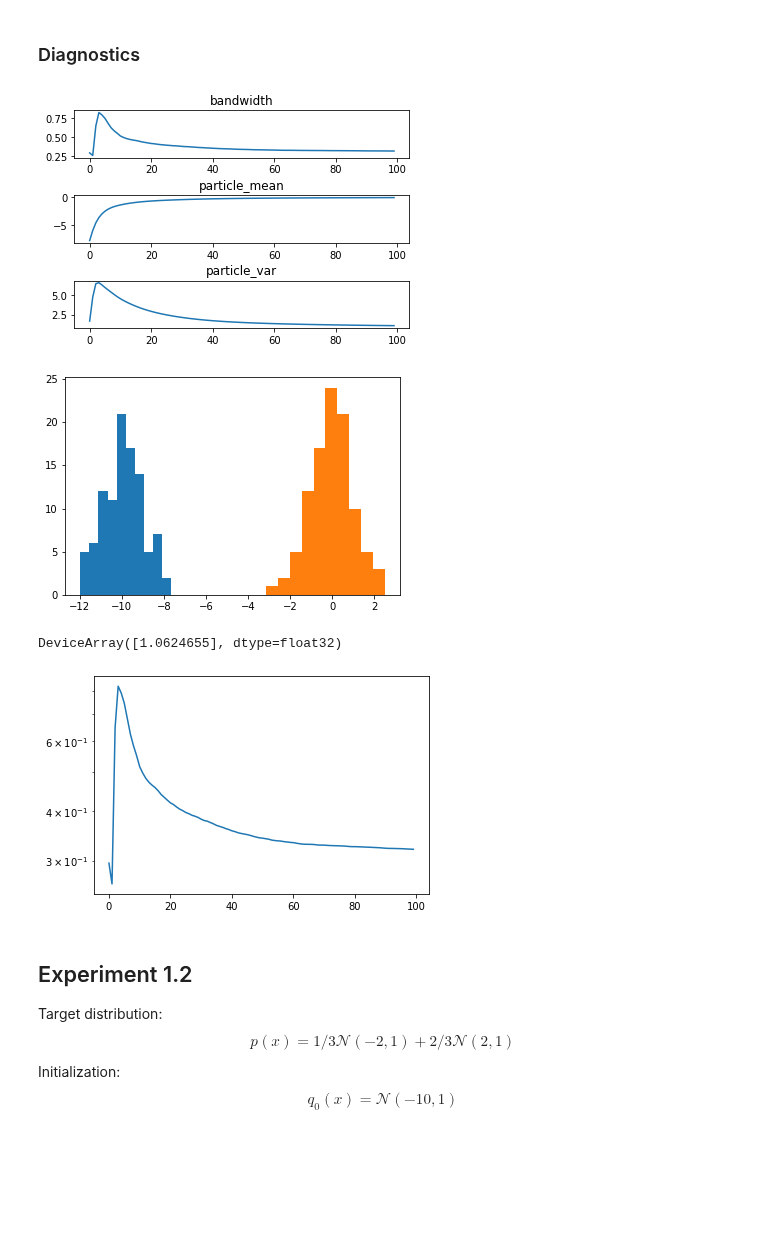
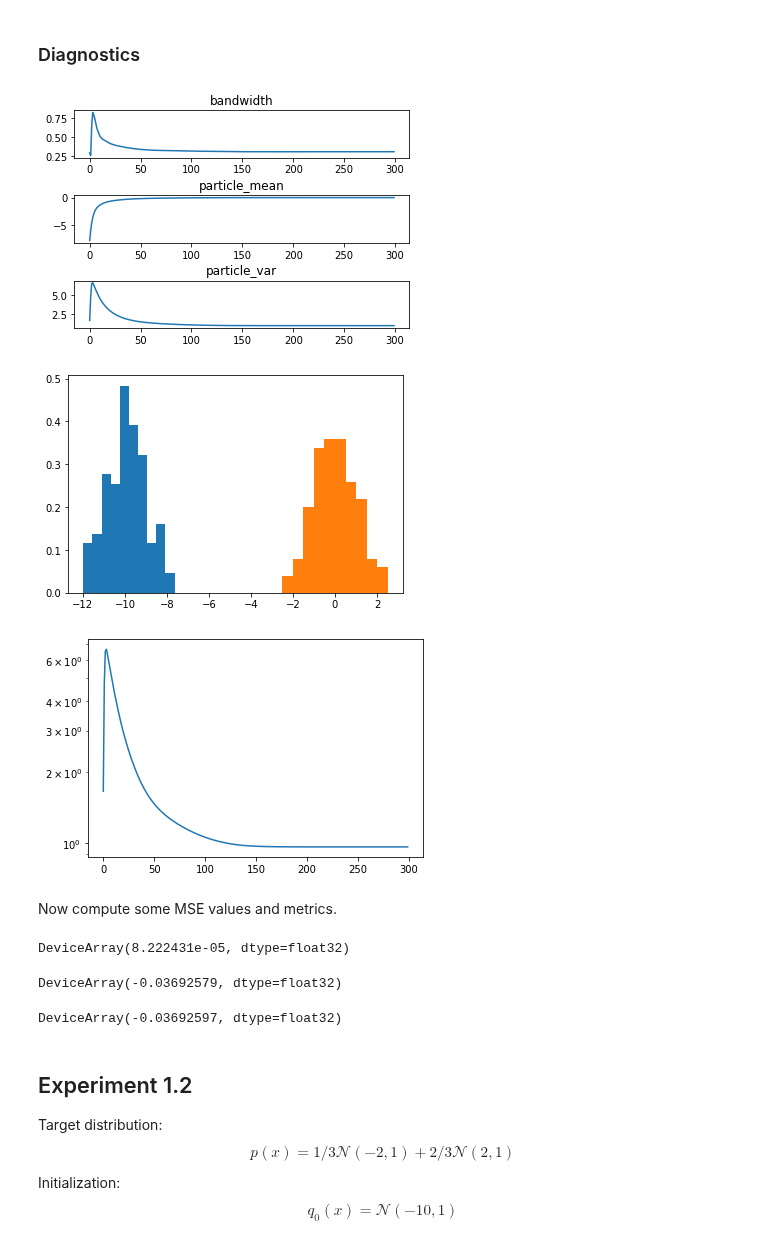
Before and after one commit to ratschlab/projects-2020-Neural-SVGD, a Jupyter notebook: Model.ipynb, the cells around one changed output. Drawn from its saved outputs; the diff is of its cells as text; code cells hidden in the pictures; blank space fills up the shorter version.

```diff
--- a/Model.ipynb
+++ b/Model.ipynb
@@ -31,7 +31,7 @@ def logp11(x):
 # %%
 n = 100
 stepsize = 0.01
-L = int(1 / stepsize)
+L = 300
 svgd_adaptive11 = SVGD(logp11, n_iter=L, adaptive_kernel=True, get_bandwidth=get_bandwidth)
 # %%
 # generate data
@@ -52,20 +52,30 @@ for i, key in enumerate(log11.keys()):
     plt.plot(log11[key])
 
 plt.figure(2)
-_ = plt.hist(x0[:, 0])
-_ = plt.hist(xout11[:, 0])
+_ = plt.hist(x0[:, 0], density=True)
+_ = plt.hist(xout11[:, 0], density=True)
 # %% [output]
-[figure, old version]
+[figure, new version]
-[figure, old version]
+[figure, new version]
-# %%
-log11["particle_var"][-1]
-# %% [output]
-DeviceArray([1.0624655], dtype=float32)
 # %%
-plt.plot(log11["bandwidth"])
+plt.plot(log11["particle_var"])
 plt.yscale('log')
 # %% [output]
-[figure, old version]
+[figure, new version]
+# %% [markdown]
+Now compute some MSE values and metrics.
+# %%
+np.mean(xout11) - 0
+# %% [output]
+DeviceArray(8.222431e-05, dtype=float32)
+# %%
+np.mean(xout11**2) - 1
+# %% [output]
+DeviceArray(-0.03692579, dtype=float32)
+# %%
+np.var(xout11) - 1
+# %% [output]
+DeviceArray(-0.03692597, dtype=float32)
 # %% [markdown]
 ## Experiment 1.2
 Target distribution:
```
Also changed, not shown: parts of 12 cells of this notebook, 6 other files.
